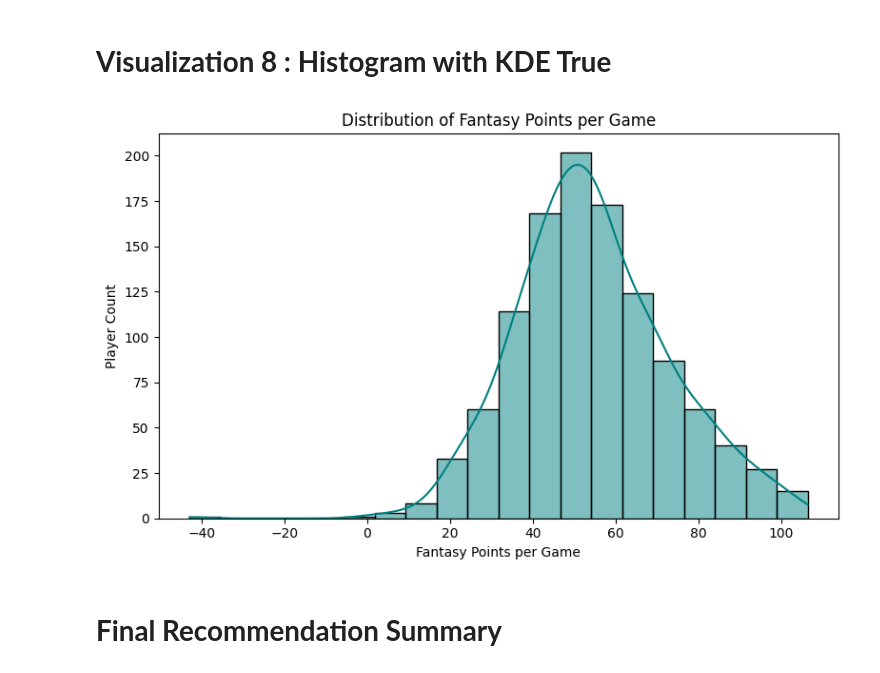
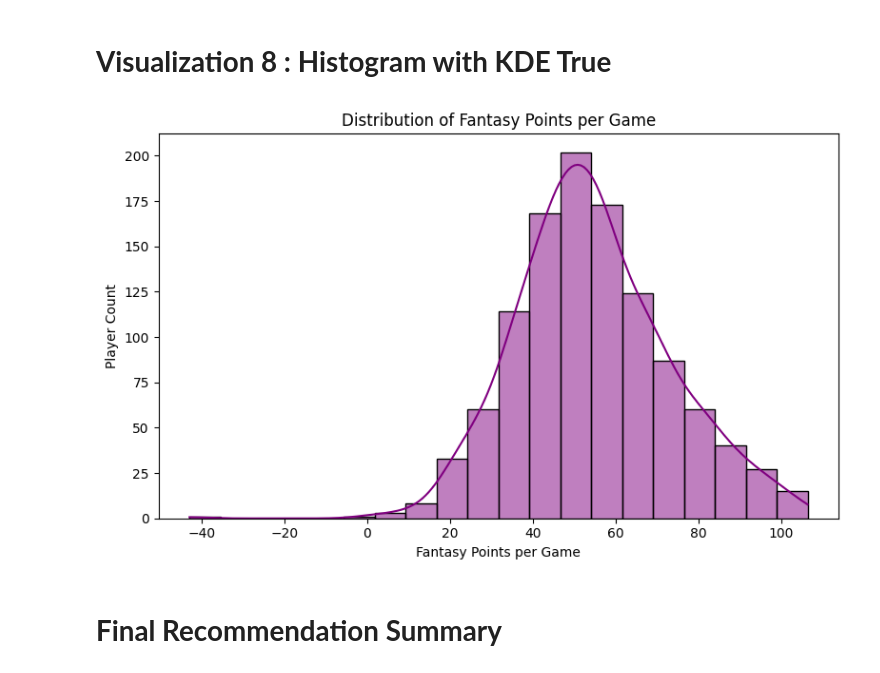
Before and after one commit to AqsaSaqib/Python_Practice, a Jupyter notebook: Week_2_Task/Day_4/Week2_Day_4_Task.ipynb, the cells around one changed output. Drawn from its saved outputs; the diff is of its cells as text; code cells hidden in the pictures.

```diff
--- a/Week_2_Task/Day_4/Week2_Day_4_Task.ipynb
+++ b/Week_2_Task/Day_4/Week2_Day_4_Task.ipynb
@@ -611,15 +611,15 @@ plt.show()
 # **Visualization 8 : Histogram with KDE True**
 # %%
 plt.figure(figsize=(8, 5))
-sns.histplot(players['Fantasy_per_Game'], kde=True, color='teal', bins=20)
+sns.histplot(players['Fantasy_per_Game'], kde=True, color='purple', bins=20)
 
 plt.title('Distribution of Fantasy Points per Game')
 plt.xlabel('Fantasy Points per Game')
 plt.ylabel('Player Count')
 plt.tight_layout()
 plt.show()
 # %% [output]
-[figure, old version]
+[figure, new version]
 # %% [markdown]
 # **Final Recommendation Summary**
 # %%
```
Also changed, not shown: parts of 2 cells of this notebook.
